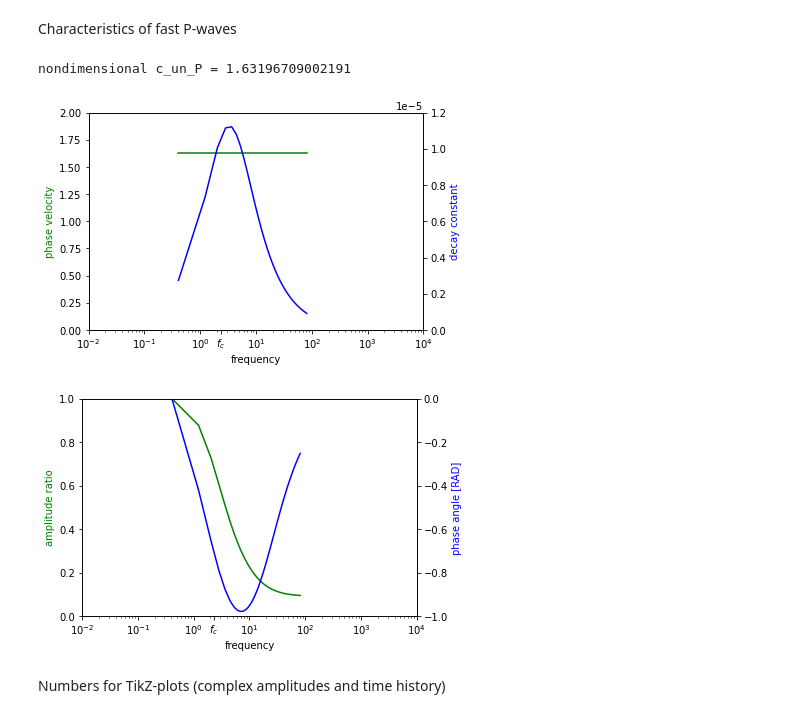
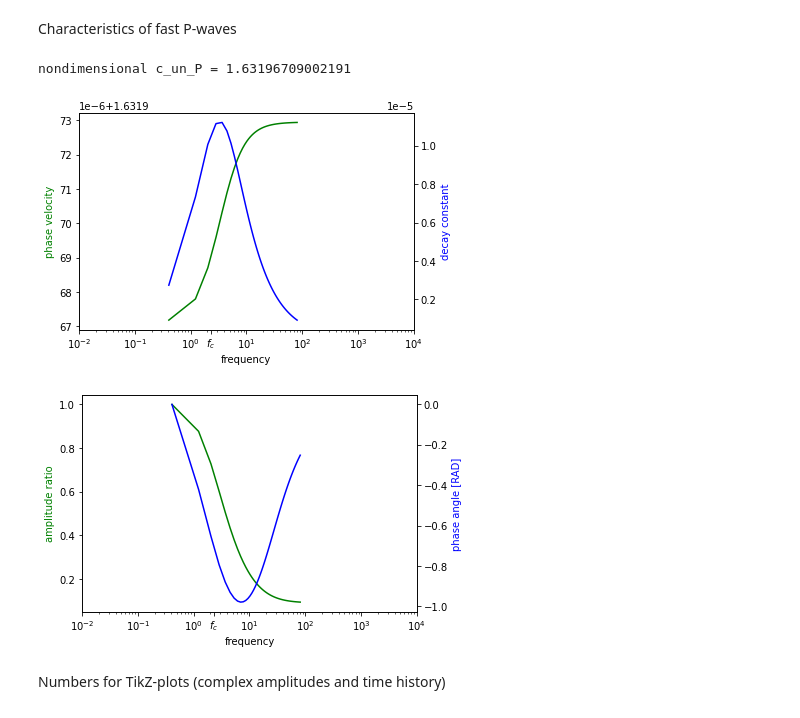
Before and after one commit to nagelt/soil_dynamics, a Jupyter notebook: extra_biot_oscillations.ipynb, the cells around one changed output. Drawn from its saved outputs; the diff is of its cells as text; code cells hidden in the pictures.

```diff
--- a/extra_biot_oscillations.ipynb
+++ b/extra_biot_oscillations.ipynb
@@ -169,8 +170,8 @@ with $\rho = \frac{\varrho_s}{\varrho_f}$, and $D_S=\frac{n \mu L}{\kappa \sqrt{
 # %% [markdown]
 Conversion between multi-body and non-dimensional continuum parameters
 # %%
-mbs2nondim_S = [(m_1,     I_11*(n/RHO)*(1+tau)),
-                (m_2,     I_22*((1-n)+n*tau/RHO)),
+mbs2nondim_S = [(m_1,     I_11*(n/RHO)),
+                (m_2,     I_22*(1-n)),
                 (m_Delta, I_12*n*tau/RHO),
                 (d_Delta, I_12*n*D_S),
                 (c_2,     I_22*(sp.pi*(1/2+k))**2)]
@@ -378,7 +379,7 @@ for k in range(Nk):
     eigenvalue_num = [complex(EVSP) for EVSP in eigenvalue_sp]
     d[k] = np.real(eigenvalue_num[1])
     omega = np.abs(np.imag(eigenvalue_num[1]))
-    c[k] = omega/((k+1/2)*np.pi)
+    c[k] = (1/4)*omega/((k+1/2)*np.pi)    # quarter wavelength TODO half? same for P-wave
     f[k] = omega/(2*np.pi)
 
     EVP_S = evp_num_S.subs(delta, eigenvalue_num[1])
@@ -451,8 +452,8 @@ mbs2nondim_P = [(m_1,     I_11*n/RHO),
                 (m_Delta, I_12*n*tau/RHO),
                 (d_Delta, I_12*n*D_P),
                 (c_1,     I_11*(PIk**2)*n*M*alpha),
-                (c_2,     I_22*(PIk**2)*(M*alpha*(alpha - n) + 1)),
-                (c_Delta, I_12*(PIk**2)*M*n*(n-alpha))]
+                (c_2,     I_22*(PIk**2)*(1 - (n-alpha)*M*alpha)),
+                (c_Delta, I_12*(PIk**2)*(n-alpha)*M*n)]
 # %% [markdown]
 mass matrix (symmetric)
 # %%
@@ -762,7 +763,7 @@ for k in range(Nk):
                     (m_Delta, I_12*tau*n/RHO),
                     (d_Delta, I_12*n*D_P),
                     (c_1, I_11*(PIk**2)*M*n*alpha),
-                    (c_2, I_22*(PIk**2)*( M*(alpha - n)*alpha + 1)),
+                    (c_2, I_22*(PIk**2)*( M*(alpha-n)*alpha + 1)),
                     (c_Delta, I_12*(PIk**2)*M*n*(n-alpha))]
 
     I_11_num = float(sp.integrate(sp.sin(PIk*x)**2, (x,0,1)))
@@ -789,14 +790,14 @@ for k in range(Nk):
     eigenvalue_sp = sp.solve(ceq_num, delta)
     eigenvalue_num = [complex(EVSP) for EVSP in eigenvalue_sp]
 
-    d1[k] = np.real(eigenvalue_num[0])
-    omega1 = np.abs(np.imag(eigenvalue_num[0]))
-    c1[k] = omega1/((k+1/2)*np.pi)
+    d1[k] = np.real(eigenvalue_num[1])
+    omega1 = np.abs(np.imag(eigenvalue_num[1]))
+    c1[k] = omega1/((k+1/2)*np.pi)   # TODO wave length
     f1[k] = omega1/(2*np.pi)
 
     d2[k] = np.real(eigenvalue_num[3])
     omega2 = np.abs(np.imag(eigenvalue_num[3]))
-    c2[k] = omega2/((k+1/2)*np.pi)
+    c2[k] = omega2/((k+1/2)*np.pi)   # TODO
     f2[k] = omega2/(2*np.pi)
 
     EVP_P = evp_num_P.subs(delta, eigenvalue_num[1])
@@ -852,33 +852,33 @@ Characteristics of fast P-waves
 # %%
 fig5, ax9 = plt.subplots();
 ax10 = ax9.twinx();
 ax9.semilogx(f2, c2, 'g');
 ax10.semilogx(f2, np.abs(d2)/f2, 'b');
-ax9.set_ylim([0,2])
+#ax9.set_ylim([0,2])
 ax9.set_xlabel('frequency');
 ax9.set_xticks(list(ax9.get_xticks()) + [f_critical_num], list(ax9.get_xticklabels()) + ['$f_c$'])   # with extra tick
 ax9.set_ylabel('phase velocity', color='g');
 ax10.set_ylabel('decay constant', color='b');
-ax10.set_ylim([0,1.2e-5])
+#ax10.set_ylim([0,1.2e-5])
 #tikzplotlib.save("p_wave_fast_eigenvalue.tex", axis_height = '\\figH', axis_width = '\\figW')
 
 print("nondimensional c_un_P = {}".format(c_un_P_num/c_el_P_num))
 
 fig6, ax11 = plt.subplots();
 ax12 = ax11.twinx();
-ax11.set_ylim([0,1])
+#ax11.set_ylim([0,1])
 ax11.semilogx(f2, AR2, 'g');
 ax12.semilogx(f2, phi2, 'b');
 ax11.set_xlabel('frequency');
-ax12.set_ylim([-1.0,0])
+#ax12.set_ylim([-1.0,0])
 ax11.set_xticks(list(ax11.get_xticks()) + [f_critical_num], list(ax11.get_xticklabels()) + ['$f_c$'])   # with extra tick
 ax11.set_ylabel('amplitude ratio', color='g');
 ax12.set_ylabel('phase angle [RAD]', color='b');
 #tikzplotlib.save("p_wave_fast_eigenvector.tex", axis_height = '\\figH', axis_width = '\\figW')
 # %% [output]
 nondimensional c_un_P = 1.63196709002191
-[figure, old version]
+[figure, new version]
-[figure, old version]
+[figure, new version]
 # %% [markdown]
 Numbers for TikZ-plots (complex amplitudes and time history)
 # %%
```
Also changed, not shown: parts of 13 cells of this notebook.
